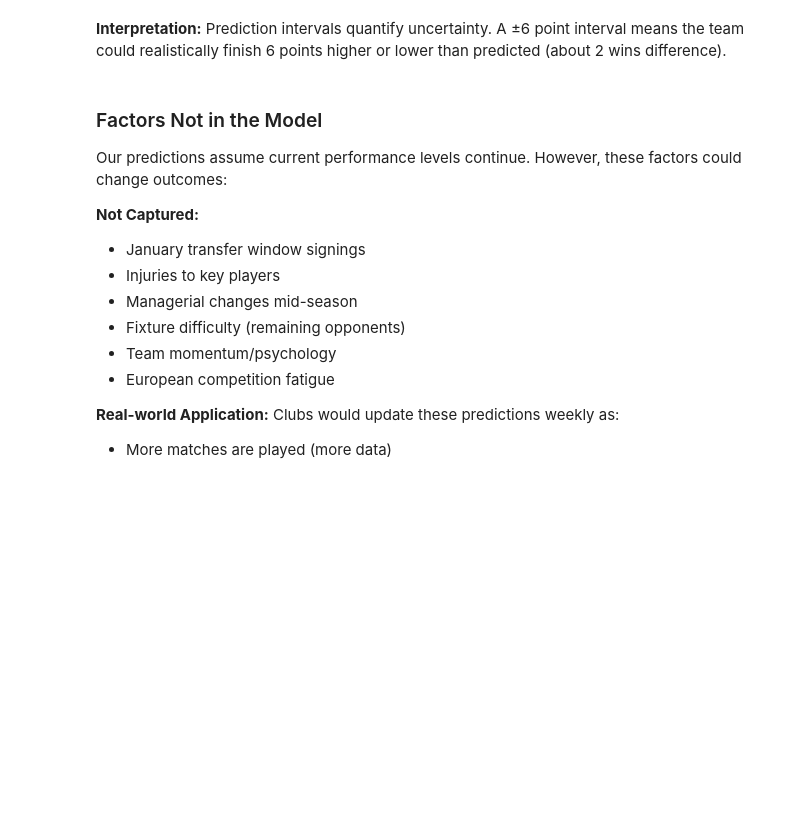
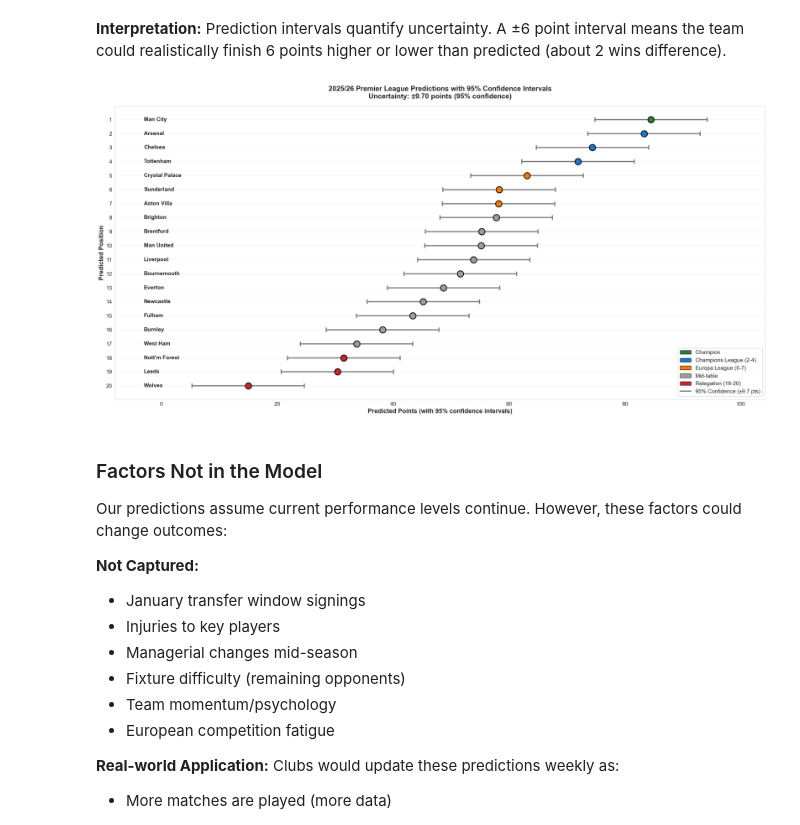
Before and after one commit to Plakkim002/AM10_Group4_Poster, a Jupyter notebook: Sudy_Group_4_Poster_Code.ipynb, the cells around one changed output. Cells and saved outputs as stored; diff of their text form; code cells hidden in the pictures; blank space fills up the shorter version.

```diff
--- a/Sudy_Group_4_Poster_Code.ipynb
+++ b/Sudy_Group_4_Poster_Code.ipynb
@@ -988,5 +955,85 @@ plt.show()
 # %% [markdown]
 **Interpretation:** Prediction intervals quantify uncertainty. A ±6 point interval means the team could realistically finish 6 points higher or lower than predicted (about 2 wins difference).
+# %%
+fig, ax = plt.subplots(figsize=(24, 12))
+
+# Color code by league position zones
+colors = []
+for i in range(len(predictions)):
+    if i == 0:
+        colors.append('#2E7D32')      # Dark Green - Champion
+    elif i <= 3:
+        colors.append('#1976D2')      # Blue - Champions League
+    elif i <= 6:
+        colors.append('#F57C00')      # Orange - Europa League
+    elif i >= 17:
+        colors.append('#C62828')      # Red - Relegation
+    else:
+        colors.append('#9E9E9E')      # Grey - Mid-table
+
+# Plot points with 95% error bars
+y_positions = range(len(predictions))
+ax.errorbar(predictions['Predicted_Final_Points'], y_positions,
+            xerr=2*val_rmse, fmt='o', markersize=14, capsize=6,
+            color='black', ecolor='gray', elinewidth=3, capthick=3)
+
+# Color the markers
+for i, (pred, color) in enumerate(zip(predictions['Predicted_Final_Points'], colors)):
+    ax.plot(pred, i, 'o', markersize=16, color=color,
+            markeredgecolor='black', markeredgewidth=2, zorder=3)
+
+# Position labels closer to the left edge - using a negative offset from x=0
+label_x_position = -3  # Small negative value to position just inside the plot area
+
+# Add team labels INSIDE the graph - aligned to the left, next to position numbers
+for i, team in enumerate(predictions['Team']):
+    ax.text(label_x_position, i, team, va='center', ha='left', fontsize=14, fontweight='bold')
+
+# Styling
+ax.set_xlabel('Predicted Points (with 95% confidence intervals)', fontsize=16, fontweight='bold')
+ax.set_ylabel('Predicted Position', fontsize=16, fontweight='bold')
+ax.set_title(f'2025/26 Premier League Predictions with 95% Confidence Intervals\n' +
+             f'Uncertainty: ±{2*val_rmse:.2f} points (95% confidence)',
+             fontsize=18, fontweight='bold', pad=20)
+
+# Set y-axis
+ax.set_yticks(y_positions)
+ax.set_yticklabels(range(1, len(predictions) + 1), fontsize=14)
+ax.invert_yaxis()
+
+# Grid - only horizontal lines
+ax.yaxis.grid(True, alpha=0.3)
+ax.xaxis.grid(False)
+ax.set_axisbelow(True)
+
+# Set x-axis limits - extend to the left to accommodate team labels
+min_x = -8  # Negative to make room for team labels on the left
+max_x = predictions['Predicted_Final_Points'].max() + (2 * val_rmse) + 10
+ax.set_xlim(min_x, max_x)
+
+# Increase tick label sizes
+ax.tick_params(axis='both', which='major', labelsize=14)
+
+# Add legend with larger text
+from matplotlib.patches import Patch
+from matplotlib.lines import Line2D
+
+legend_elements = [
+    Patch(facecolor='#2E7D32', edgecolor='black', label='Champion'),
+    Patch(facecolor='#1976D2', edgecolor='black', label='Champions League (2-4)'),
+    Patch(facecolor='#F57C00', edgecolor='black', label='Europa League (5-7)'),
+    Patch(facecolor='#9E9E9E', edgecolor='black', label='Mid-table'),
+    Patch(facecolor='#C62828', edgecolor='black', label='Relegation (18-20)'),
+    Line2D([0], [0], color='gray', linewidth=3, label=f'95% Confidence (±{2*val_rmse:.1f} pts)')
+]
+
+ax.legend(handles=legend_elements, loc='lower right', fontsize=14, framealpha=0.95)
+
+plt.tight_layout()
+plt.savefig('predictions_with_confidence.png', dpi=300, bbox_inches='tight')
+plt.show()
+# %% [output]
+[figure, added]
 # %% [markdown]
 ### Factors Not in the Model
 
```
Also changed, not shown: parts of 2 cells of this notebook, 4 other files.
